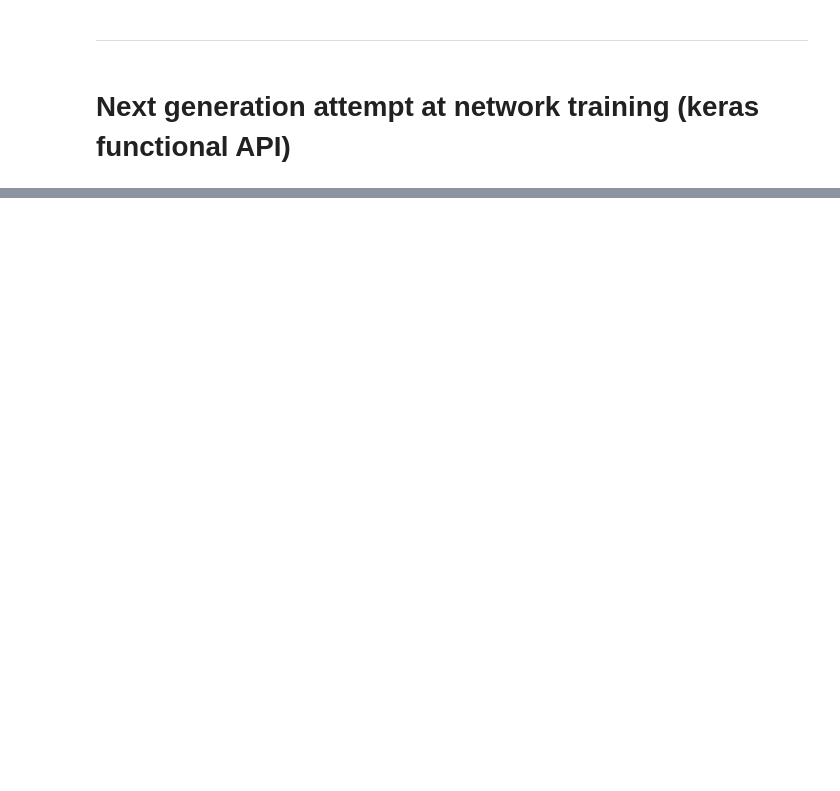
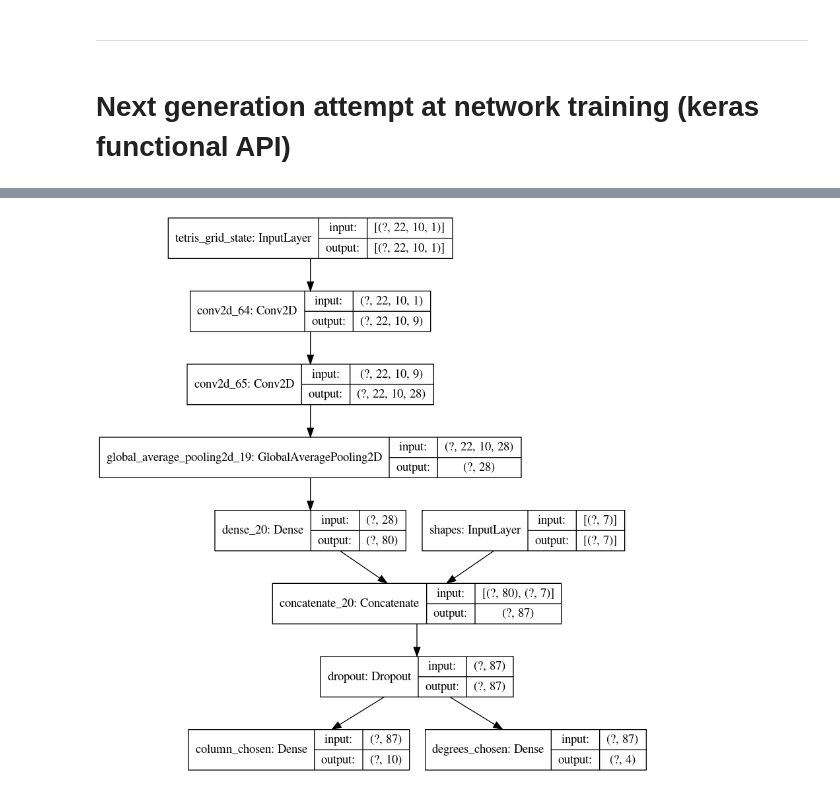
Before and after one commit to minkim25/YamTetris, a Jupyter notebook: TensorflowNetwork/NetworkTrainer.ipynb, the cells around one changed output, grey strips where cells are left out. Saved outputs shown, nothing was run; the diff lists cells and outputs as text; code cells hidden in the pictures; blank space fills up the shorter version.

```diff
--- a/TensorflowNetwork/NetworkTrainer.ipynb
+++ b/TensorflowNetwork/NetworkTrainer.ipynb
@@ -461,7 +464,7 @@ y_testDegrees = y_test.values[:,0:4]
 y_testCols = y_test.values[:,4:14]
 # %%
 board_input = keras.Input(shape=(22,10,1), name='tetris_grid_state')
-degrees_input = keras.Input(shape=(4,),name='degrees')
+shapes_input = keras.Input(shape=(7,),name='shapes')
 # %%
 degrees_features = keras.layers.Embedding(7, 4)(degrees_input)
 
@@ -469,16 +472,17 @@ degrees_features = keras.layers.Embedding(7, 4)(degrees_input)
 # maybe for example an L is more similar to an O than an N
 # not using for now
 # %%
-x = keras.layers.Conv2D(14,3, activation='relu')(board_input)
-x = keras.layers.Conv2D(28,3, activation='relu')(x)
+x = keras.layers.Conv2D(9,1, activation='relu')(board_input)
+x = keras.layers.Conv2D(28,1, activation='relu')(x)
 x = keras.layers.GlobalAveragePooling2D()(x)
 x = keras.layers.Dense(80, activation='relu')(x)
 
-x = keras.layers.concatenate([x, degrees_input])
+x = keras.layers.concatenate([x, shapes_input])
+x = keras.layers.Dropout(0.5)(x)
 # %%
-column_pred = keras.layers.Dense(10, activation='softmax', name='column_chosen')
+column_pred = keras.layers.Dense(10, activation='softmax', name='column_chosen')(x)
 
-degree_pred = keras.layers.Dense(4, activation='softmax', name='degrees_chosen')
+degree_pred = keras.layers.Dense(4, activation='softmax', name='degrees_chosen')(x)
 # %%
-model = keras.Model(inputs = [board_input, degrees_input],
+model = keras.Model(inputs = [board_input, shapes_input],
                    outputs = [column_pred, degree_pred])
@@ -486,0 +509,4 @@ AttributeError: 'Dense' object has no attribute 'op'
+# %%
+keras.utils.plot_model(model, 'TetrisFunctionalAPI.png', show_shapes=True)
+# %% [output]
+[figure, added]
```
Also changed, not shown: parts of 5 cells of this notebook, 1 other file.
